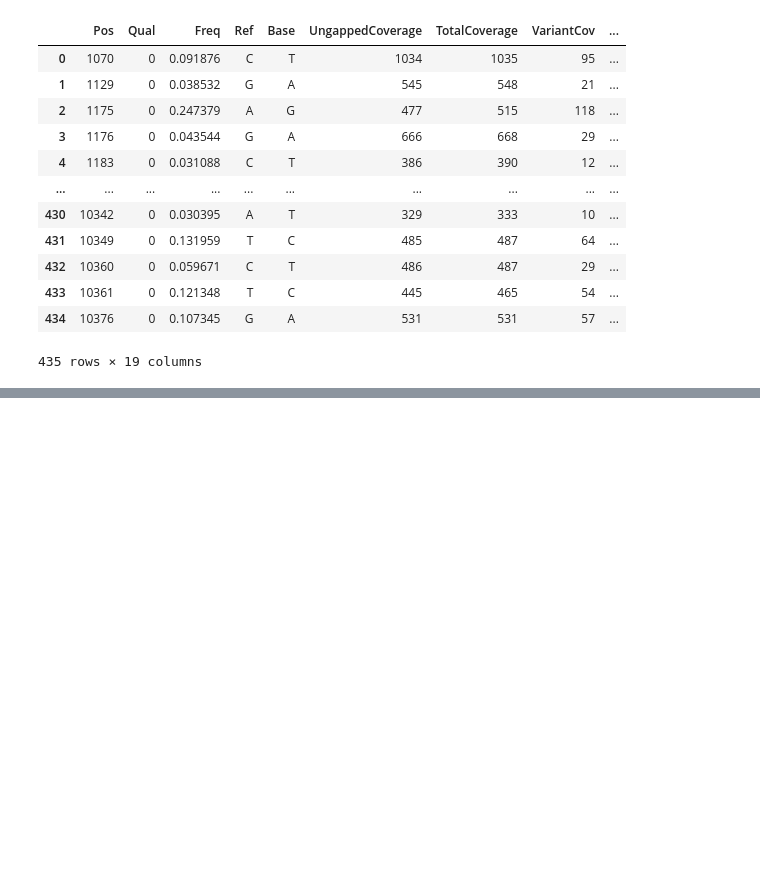
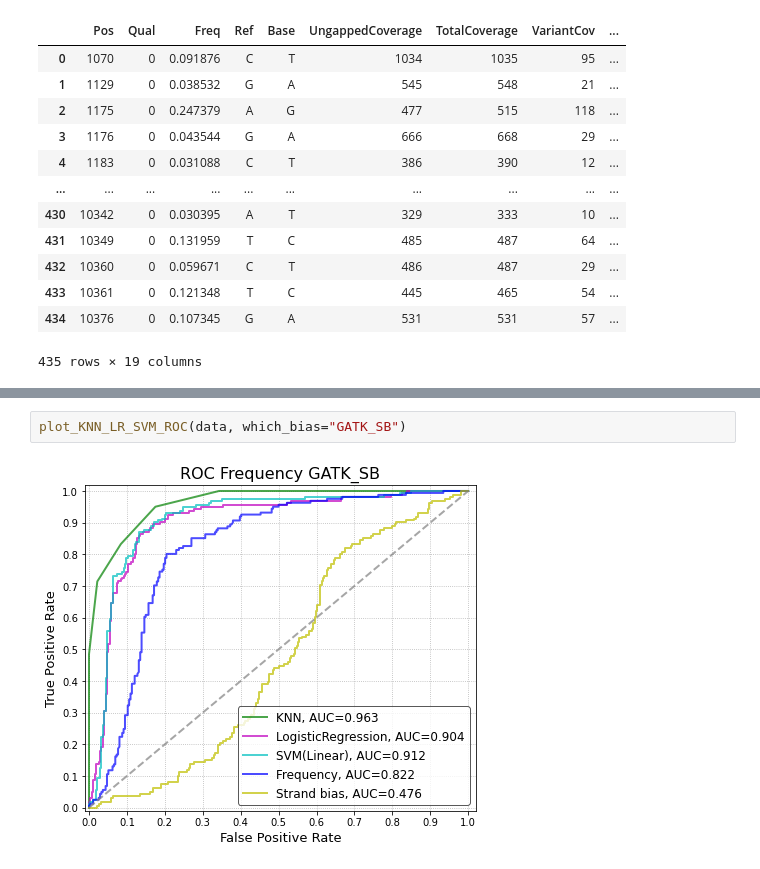
Before and after one commit to hanmei5191/Grubaugh2019_reanalysis_MinION, a Jupyter notebook: start_from_trimmed.sorted.bam/start_from_trimmed.sorted.bam.ipynb, the cells around one changed output, grey strips where cells are left out. Drawn from its saved outputs; the diff is of its cells as text; blank space fills up the shorter version.

```diff
--- a/start_from_trimmed.sorted.bam/start_from_trimmed.sorted.bam.ipynb
+++ b/start_from_trimmed.sorted.bam/start_from_trimmed.sorted.bam.ipynb
@@ -186,0 +238,4 @@ data
+# %%
+plot_KNN_LR_SVM_ROC(data, which_bias="GATK_SB")
+# %% [output]
+[figure, added]
```
Also changed, not shown: parts of 13 cells of this notebook, 7 other files.
